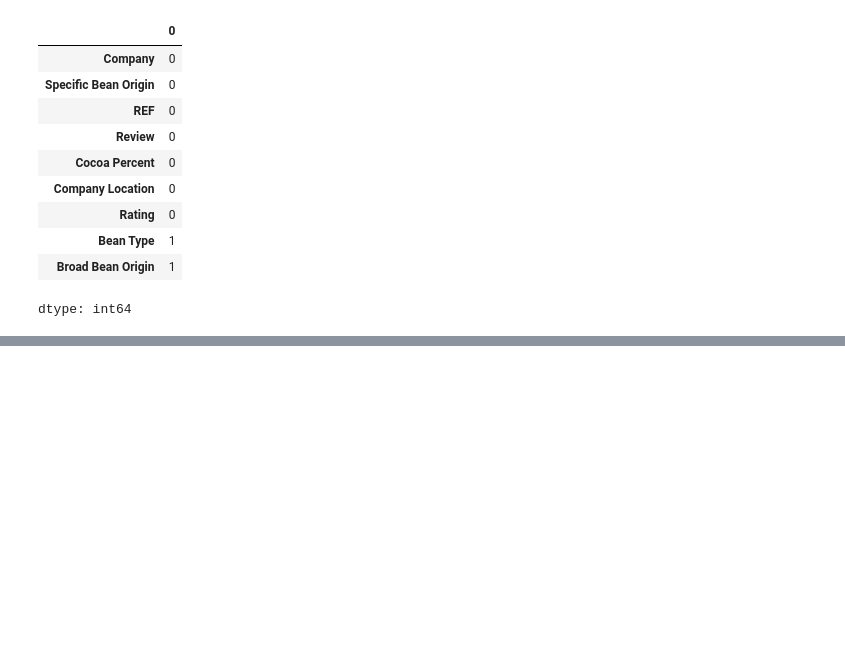
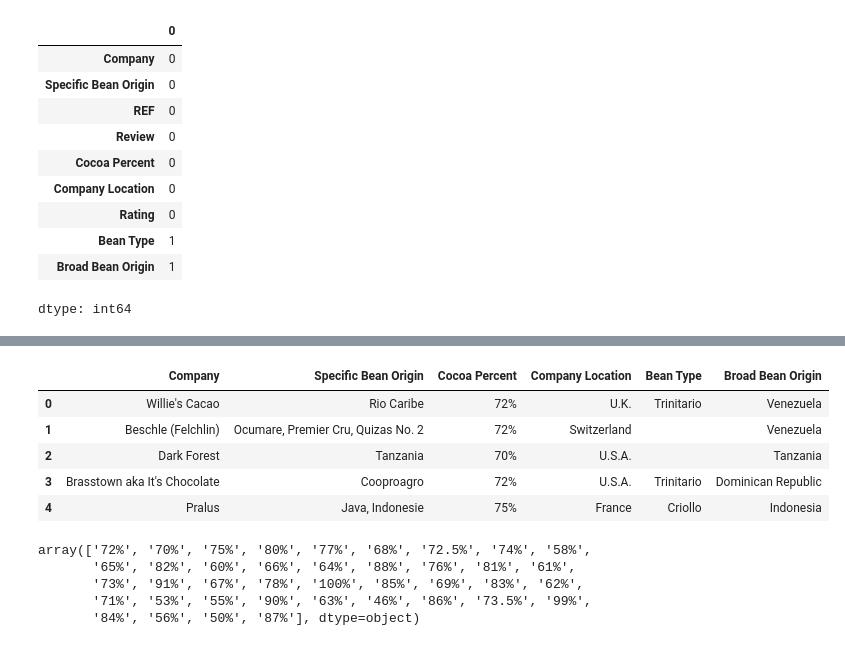
Before and after one commit to PolyakovMA/chocolate-review, a Jupyter notebook: Chocolate_reviews.ipynb, the cells around one changed output, grey strips where cells are left out. Cells and saved outputs as stored; diff of their text form; code cells hidden in the pictures; blank space fills up the shorter version.

```diff
--- a/Chocolate_reviews.ipynb
+++ b/Chocolate_reviews.ipynb
@@ -64,0 +77,3 @@ dtype: int64
+# %%
+train_df = train_df.dropna()
+train_df.shape
@@ -67,0 +95,18 @@ y = train_df['Rating']
+# %%
+df_categorical = X.select_dtypes(include=['object'])
+df_categorical.head()
+# %% [output]
+|  | Company | Specific Bean Origin | Cocoa Percent | Company Location | Bean Type | Broad Bean Origin |
+| 0 | Willie's Cacao | Rio Caribe | 72% | U.K. | Trinitario | Venezuela |
+| 1 | Beschle (Felchlin) | Ocumare, Premier Cru, Quizas No. 2 | 72% | Switzerland |  | Venezuela |
+| 2 | Dark Forest | Tanzania | 70% | U.S.A. |  | Tanzania |
+| 3 | Brasstown aka It's Chocolate | Cooproagro | 72% | U.S.A. | Trinitario | Dominican Republic |
+| 4 | Pralus | Java, Indonesie | 75% | France | Criollo | Indonesia |
+# %%
+df_categorical["Cocoa Percent"].unique()
+# %% [output]
+array(['72%', '70%', '75%', '80%', '77%', '68%', '72.5%', '74%', '58%',
+       '65%', '82%', '60%', '66%', '64%', '88%', '76%', '81%', '61%',
+       '73%', '91%', '67%', '78%', '100%', '85%', '69%', '83%', '62%',
+       '71%', '53%', '55%', '90%', '63%', '46%', '86%', '73.5%', '99%',
+       '84%', '56%', '50%', '87%'], dtype=object)
```
Also changed, not shown: parts of 6 cells of this notebook.
